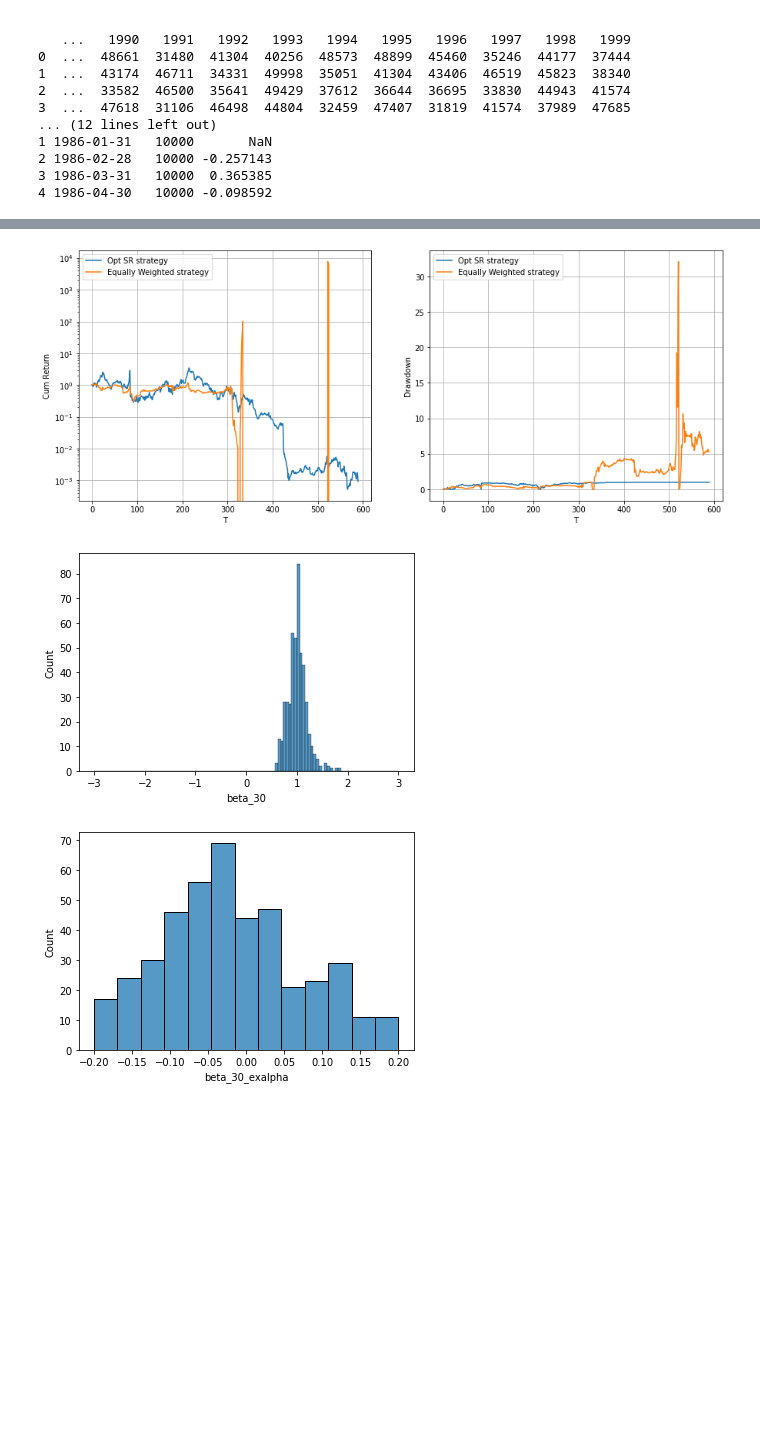
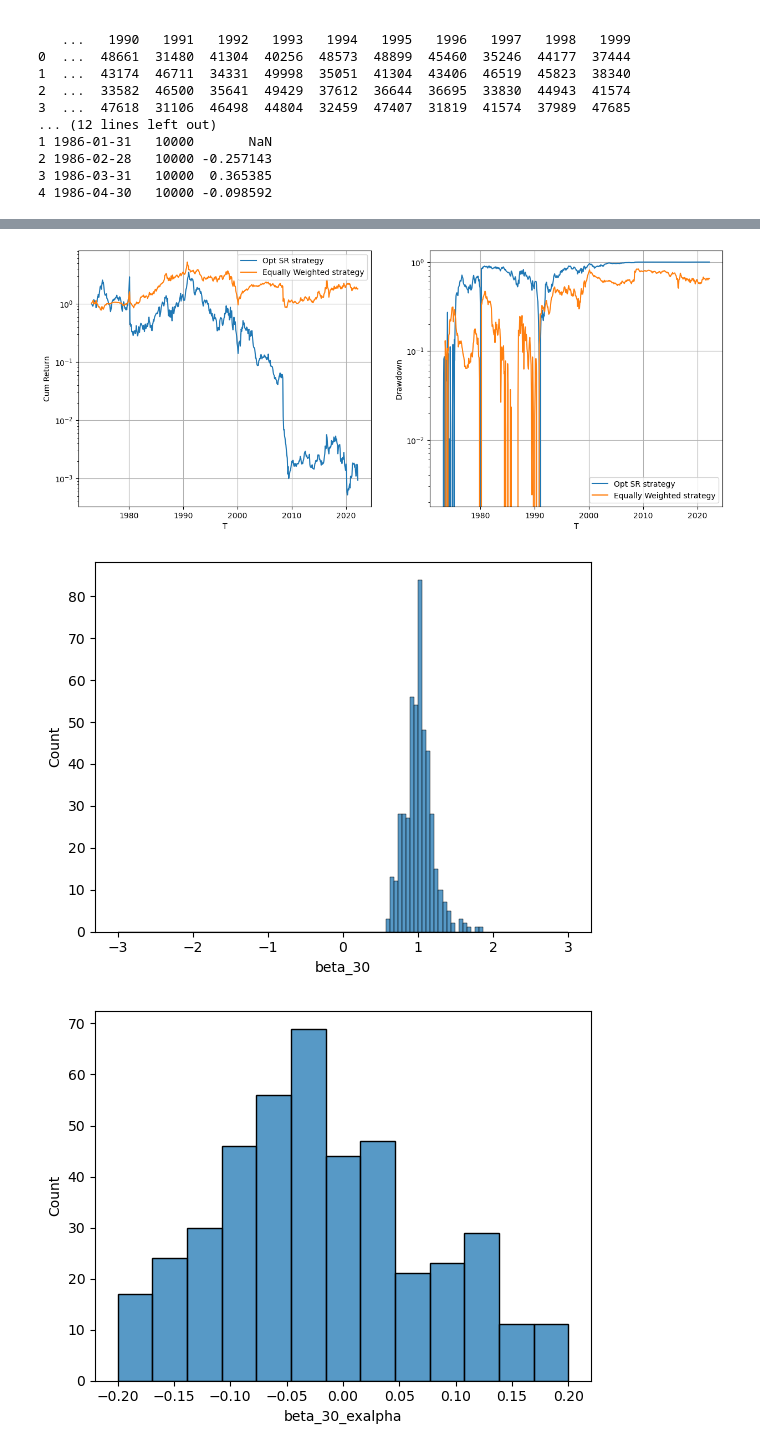
Before and after one commit to LakshaySapra/BettingAgainstBeta, a Jupyter notebook: FactorMimickingOpt.ipynb, the cells around one changed output, grey strips where cells are left out. Saved outputs shown, nothing was run; the diff lists cells and outputs as text; code cells hidden in the pictures; blank space fills up the shorter version.

Commit message:
Updates to Factor Mimicking Portfolios

```diff
--- a/FactorMimickingOpt.ipynb
+++ b/FactorMimickingOpt.ipynb
@@ -235,6 +235,7 @@ for i in tqdm(list(range(36, idx.shape[0] - 1))):
         investableStocks.iloc[perc90:, -1] *= propLosser
 
         #Scale to target vol
+        portfolioVol = np.sqrt(investableStocks['wEq']@V@investableStocks['wEq'])
         investableStocks['wEqScaled'] = (targetVol/portfolioVol) * investableStocks['wEq']
 
         #Check if it is beta neutral
@@ -308,8 +317,8 @@ returns[['DD_SR', 'DD_EqW']] = metrics.get_drawdown()
 
 ax[0].set_yscale('log')
 
-ax[0].plot(returns['CumRetSR'], label = 'Opt SR strategy')
-ax[0].plot(returns['CumRetEqW'], label = 'Equally Weighted strategy')
+ax[0].plot(returns['Date'],returns['CumRetSR'], label = 'Opt SR strategy')
+ax[0].plot(returns['Date'],returns['CumRetEqW'], label = 'Equally Weighted strategy')
 
 ax[0].legend()
 ax[0].grid()
@@ -317,8 +326,8 @@ ax[0].set_ylabel('Cum Return')
 ax[0].set_xlabel('T')
 
 ax[1].set_yscale('log')
-ax[1].plot(returns['DD_SR'], label = 'Opt SR strategy')
-ax[1].plot(returns['DD_EqW'], label = 'Equally Weighted strategy')
+ax[1].plot(returns['Date'],returns['DD_SR'], label = 'Opt SR strategy')
+ax[1].plot(returns['Date'],returns['DD_EqW'], label = 'Equally Weighted strategy')
 
 ax[1].legend()
 ax[1].grid()
@@ -327,14 +336,16 @@ ax[1].set_xlabel('T')
 
 plt.show()
 # %% [output]
-[figure, old version]
+[figure, new version]
 # %%
 sns.histplot(investableStocks['beta_30'],binrange=(-3,3))
 plt.show()
 sns.histplot(investableStocks['beta_30_exalpha'],binrange=(-.2,.2))
 plt.show()
 plt.scatter(investableStocks['beta_30'],investableStocks['scaled_w'])
 plt.show()
+plt.scatter(investableStocks['beta_30'],investableStocks['wEqScaled'])
+plt.show()
 # %% [output]
-[figure, old version]
+[figure, new version]
-[figure, old version]
+[figure, new version]
```
Also changed, not shown: parts of 5 cells of this notebook.
